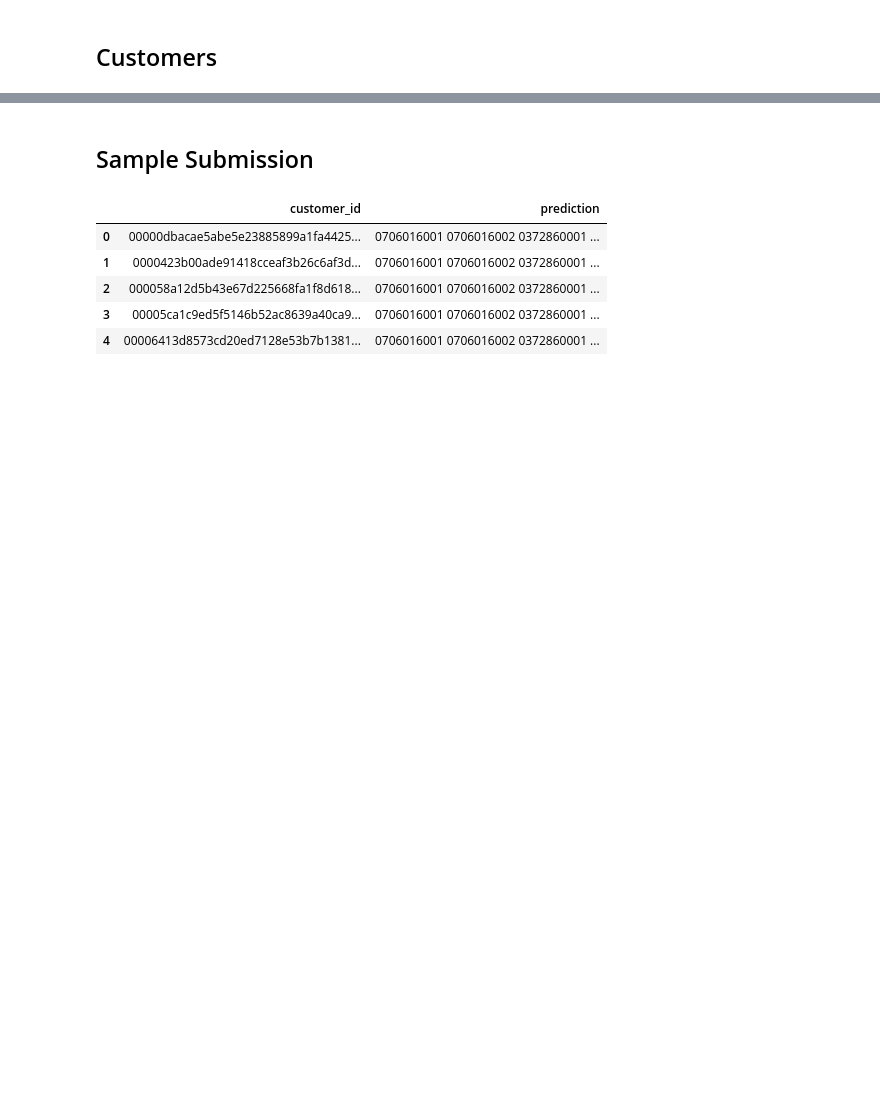
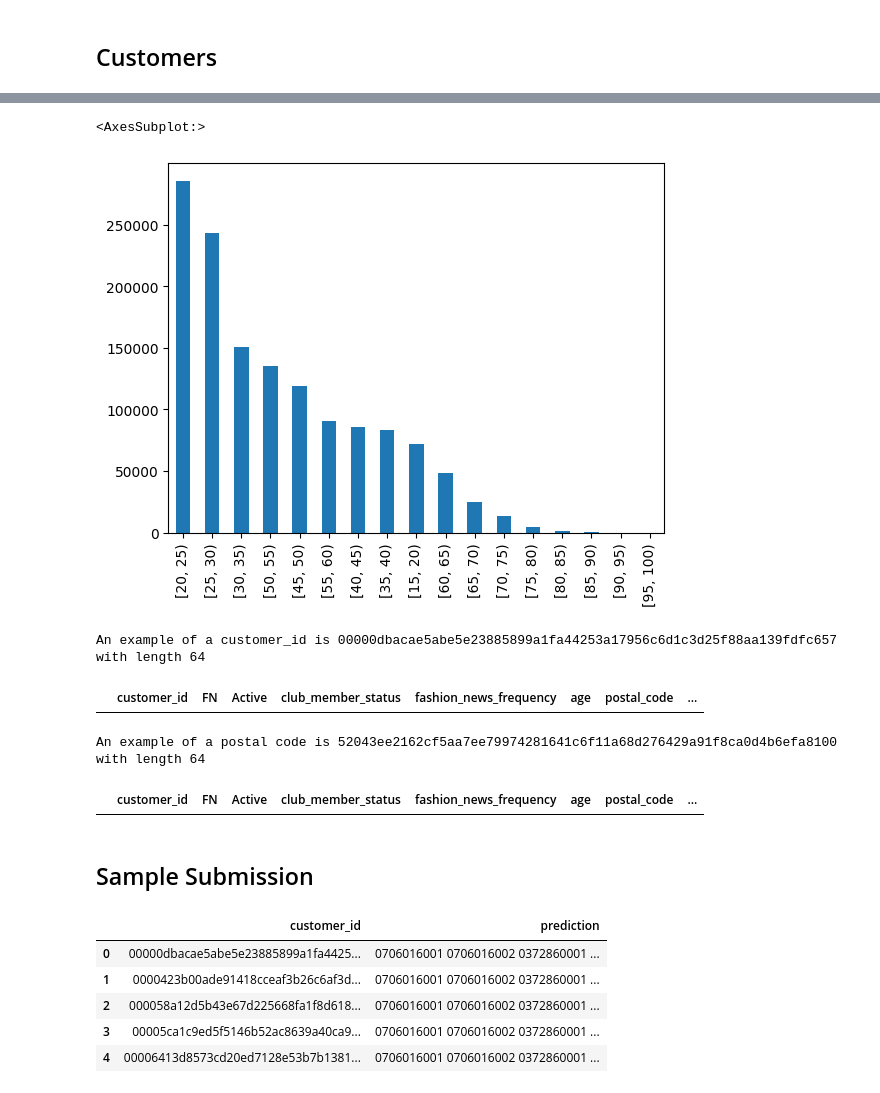
Before and after one commit to LienM/ai-project-23-24, a Jupyter notebook: JoshiDhima/EDA.ipynb, the cells around one changed output, grey strips where cells are left out. Saved outputs shown, nothing was run; the diff lists cells and outputs as text; code cells hidden in the pictures; blank space fills up the shorter version.

```diff
--- a/JoshiDhima/EDA.ipynb
+++ b/JoshiDhima/EDA.ipynb
@@ -219,3 +474,27 @@ customers.head()
+# %%
+customers['age_intervals'] = pd.cut(customers['age'], range(15, 101, 5), right=False)
+customers['age_intervals'].value_counts().plot.bar()
+# %% [output]
+<AxesSubplot:>
+[figure, added]
+# %%
+print(f"An example of a customer_id is {customers['customer_id'][0]} with length {len(str(customers['customer_id'][0]))}")
+# %% [output]
+An example of a customer_id is 00000dbacae5abe5e23885899a1fa44253a17956c6d1c3d25f88aa139fdfc657 with length 64
+# %%
+user_id_matches = customers["customer_id"].str.fullmatch("^[0-9a-f]{64}$")
+customers[~user_id_matches]
+# %% [output]
+|  | customer_id | FN | Active | club_member_status | fashion_news_frequency | age | postal_code | ... |
+# %%
+print(f"An example of a postal code is {customers['postal_code'][0]} with length {len(str(customers['postal_code'][0]))}")
+# %% [output]
+An example of a postal code is 52043ee2162cf5aa7ee79974281641c6f11a68d276429a91f8ca0d4b6efa8100 with length 64
+# %%
+postal_code_matches = customers["postal_code"].str.fullmatch("^[0-9a-f]{64}$")
+customers[~postal_code_matches]
+# %% [output]
+|  | customer_id | FN | Active | club_member_status | fashion_news_frequency | age | postal_code | ... |
 # %% [markdown]
 ## Sample Submission
 # %%
```
Also changed, not shown: parts of 41 cells of this notebook.
